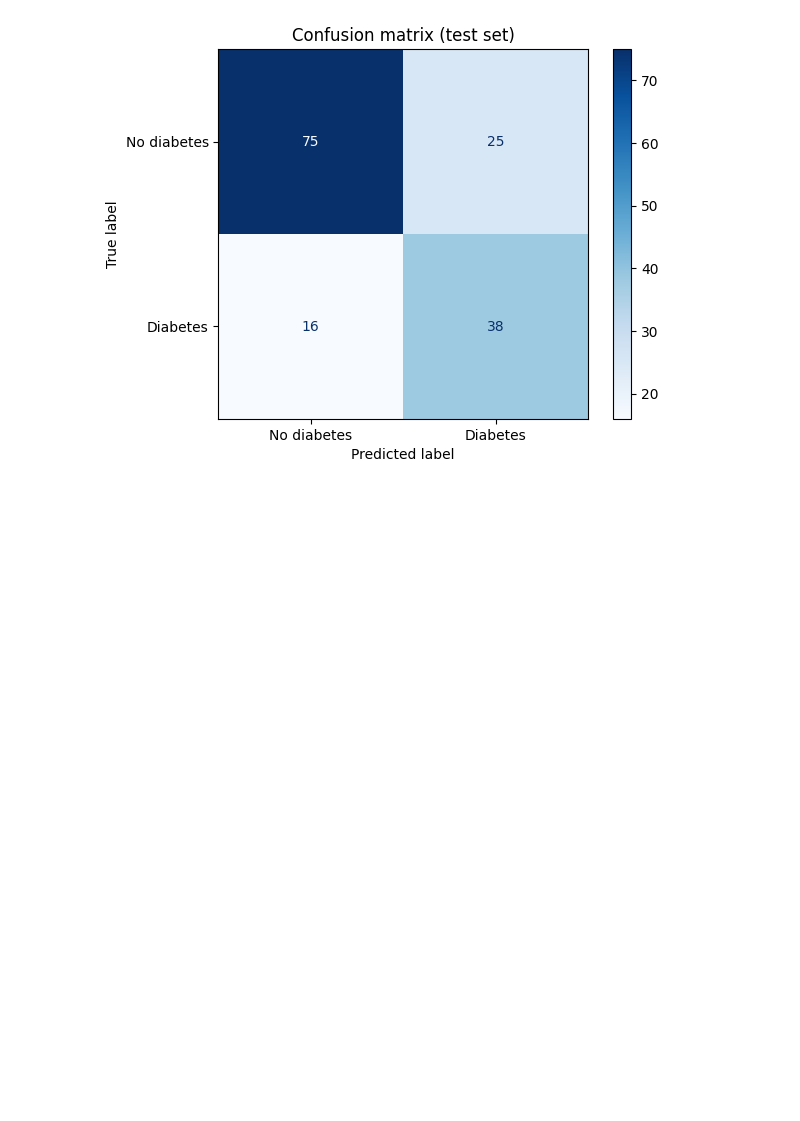
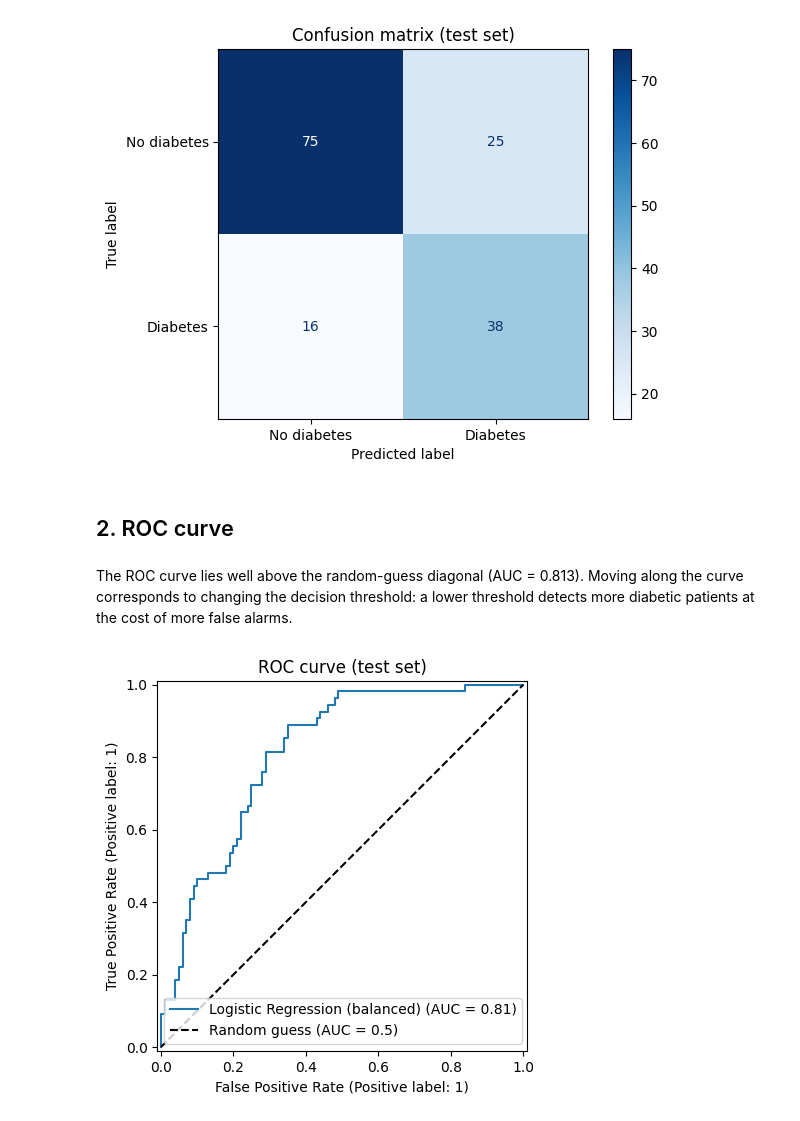
Before and after one commit to Koroush-Mashayekh/diabetes-risk-prediction, a Jupyter notebook: notebooks/03_evaluation.ipynb, the cells around one changed output. Cells and saved outputs as stored; diff of their text form; code cells hidden in the pictures; blank space fills up the shorter version.

Commit message:
Add ROC curve, model interpretation and conclusion

```diff
--- a/notebooks/03_evaluation.ipynb
+++ b/notebooks/03_evaluation.ipynb
@@ -93,3 +93,18 @@ plt.title("Confusion matrix (test set)")
 plt.show()
 # %% [output]
 [figure]
+# %% [markdown]
+## 2. ROC curve
+# %% [markdown]
+The ROC curve lies well above the random-guess diagonal (AUC = 0.813). Moving along the curve corresponds
+to changing the decision threshold: a lower threshold detects more diabetic patients at the cost of more false alarms.
+# %%
+from sklearn.metrics import RocCurveDisplay
+
+RocCurveDisplay.from_predictions(y_test, y_proba, name="Logistic Regression (balanced)")
+plt.plot([0, 1], [0, 1], "k--", label="Random guess (AUC = 0.5)")
+plt.title("ROC curve (test set)")
+plt.legend()
+plt.show()
+# %% [output]
+[figure, added]
```
Also changed, not shown: parts of 3 cells of this notebook.
